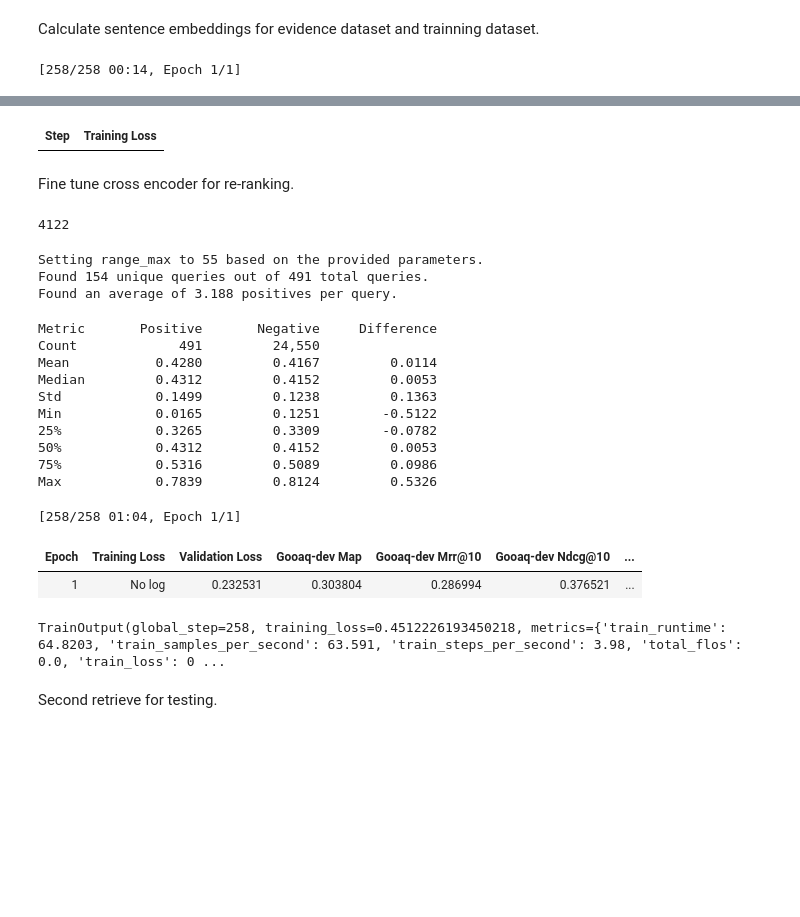
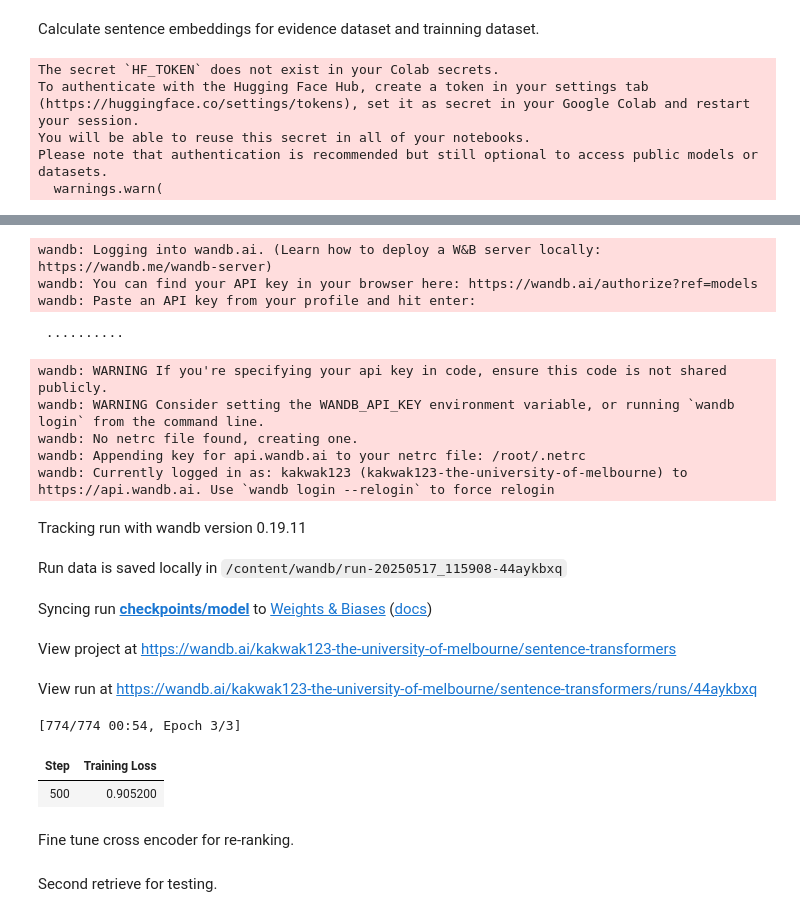
Before and after one commit to kakwak123/COMP90042_2025, a Jupyter notebook: Project_2 (2).ipynb, the cells around one changed output, grey strips where cells are left out. Cells and saved outputs as stored; diff of their text form; code cells hidden in the pictures; blank space fills up the shorter version.

```diff
--- a/Project_2 (2).ipynb
+++ b/Project_2 (2).ipynb
@@ -388,7 +317,7 @@ train_loss = losses.MultipleNegativesRankingLoss(model=model)
 
 model.fit(
     train_objectives=[(train_dataloader, train_loss)],
-    epochs=1,
+    epochs=3,
     output_path='./output-bi-encoder',
     weight_decay=0.01
 )
@@ -397,4 +326,8 @@ evidence_embeddings = model.encode(evidence_df['value'], batch_size=64, show_pro
 dev_claims_embeddings = model.encode(dev_df['claim_text'], batch_size=64, show_progress_bar=True)
 train_claims_embeddings = model.encode(train_df['claim_text'], batch_size=64, show_progress_bar=True)
 # %% [output]
-[258/258 00:14, Epoch 1/1]
+The secret `HF_TOKEN` does not exist in your Colab secrets.
+To authenticate with the Hugging Face Hub, create a token in your settings tab (https://huggingface.co/settings/tokens), set it as secret in your Google Colab and restart your session.
+You will be able to reuse this secret in all of your notebooks.
+Please note that authentication is recommended but still optional to access public models or datasets.
+  warnings.warn(
@@ -401,4 +336,20 @@ train_claims_embeddings = model.encode(train_df['claim_text'], batch_size=64, sh
+wandb: Logging into wandb.ai. (Learn how to deploy a W&B server locally: https://wandb.me/wandb-server)
+wandb: You can find your API key in your browser here: https://wandb.ai/authorize?ref=models
+wandb: Paste an API key from your profile and hit enter:
+ ··········
+wandb: WARNING If you're specifying your api key in code, ensure this code is not shared publicly.
+wandb: WARNING Consider setting the WANDB_API_KEY environment variable, or running `wandb login` from the command line.
+wandb: No netrc file found, creating one.
+wandb: Appending key for api.wandb.ai to your netrc file: /root/.netrc
+wandb: Currently logged in as: kakwak123 (kakwak123-the-university-of-melbourne) to https://api.wandb.ai. Use `wandb login --relogin` to force relogin
+Tracking run with wandb version 0.19.11
+Run data is saved locally in /content/wandb/run-20250517_115908-44aykbxq
+Syncing run checkpoints/model to Weights & Biases (docs)
+View project at https://wandb.ai/kakwak123-the-university-of-melbourne/sentence-transformers
+View run at https://wandb.ai/kakwak123-the-university-of-melbourne/sentence-transformers/runs/44aykbxq
+[774/774 00:54, Epoch 3/3]
 | Step | Training Loss |
+| 500 | 0.905200 |
 # %% [markdown]
 Fine tune cross encoder for re-ranking.
 # %%
@@ -435,15 +386,10 @@ def load_positive_train_ds(train_dataframe, evidence_dateframe, t_ebds, e_ebds):
 
 train_dataset = load_positive_train_ds(train_df, evidence_df, train_claims_embeddings, evidence_embeddings)
 print(len(train_dataset))
-# %% [output]
-4122
 # %%
-from sentence_transformers.cross_encoder.evaluation import CrossEncoderRerankingEvaluator
-from sentence_transformers.cross_encoder import CrossEncoderTrainingArguments, CrossEncoderTrainer, losses
-from sentence_transformers.util import mine_hard_negatives
-
 eval_dataset = load_positive_train_ds(dev_df, evidence_df,dev_claims_embeddings, evidence_embeddings)
-embedding_model = SentenceTransformer("sentence-transformers/static-retrieval-mrl-en-v1", device="cpu")
+device = "cuda" if torch.cuda.is_available() else "cpu"
+embedding_model = SentenceTransformer("sentence-transformers/static-retrieval-mrl-en-v1", device=device)
 hard_eval_dataset = mine_hard_negatives(
     eval_dataset,
     embedding_model,
@@ -467,20 +413,6 @@ reranking_evaluator = CrossEncoderRerankingEvaluator(
     batch_size=32,
     name="gooaq-dev",
 )
-# %% [output]
-Setting range_max to 55 based on the provided parameters.
-Found 154 unique queries out of 491 total queries.
-Found an average of 3.188 positives per query.
-Metric       Positive       Negative     Difference
-Count             491         24,550
-Mean           0.4280         0.4167         0.0114
-Median         0.4312         0.4152         0.0053
-Std            0.1499         0.1238         0.1363
-Min            0.0165         0.1251        -0.5122
-25%            0.3265         0.3309        -0.0782
-50%            0.4312         0.4152         0.0053
-75%            0.5316         0.5089         0.0986
-Max            0.7839         0.8124         0.5326
 # %%
 cross_encoder = CrossEncoder('cross-encoder/ms-marco-MiniLM-L-6-v2')
 
@@ -494,7 +426,7 @@ args = CrossEncoderTrainingArguments(
     # Required parameter:
     output_dir=f"models/{run_name}",
     # Optional training parameters:
-    num_train_epochs= 1,
+    num_train_epochs= 3,
     per_device_train_batch_size= 16,
     per_device_eval_batch_size= 16,
     learning_rate= 1e-5,
@@ -533,11 +465,6 @@ trainer.train()
 #     output_path='./fine-tuned-cross-encoder',
 #     weight_decay=0.01
 # )
-# %% [output]
-[258/258 01:04, Epoch 1/1]
-| Epoch | Training Loss | Validation Loss | Gooaq-dev Map | Gooaq-dev Mrr@10 | Gooaq-dev Ndcg@10 | ... |
-| 1 | No log | 0.232531 | 0.303804 | 0.286994 | 0.376521 | ... |
-TrainOutput(global_step=258, training_loss=0.4512226193450218, metrics={'train_runtime': 64.8203, 'train_samples_per_second': 63.591, 'train_steps_per_second': 3.98, 'total_flos': 0.0, 'train_loss': 0 ...
 # %% [markdown]
 Second retrieve for testing.
 # %%
```
Also changed, not shown: parts of 12 cells of this notebook, 5 other files.
